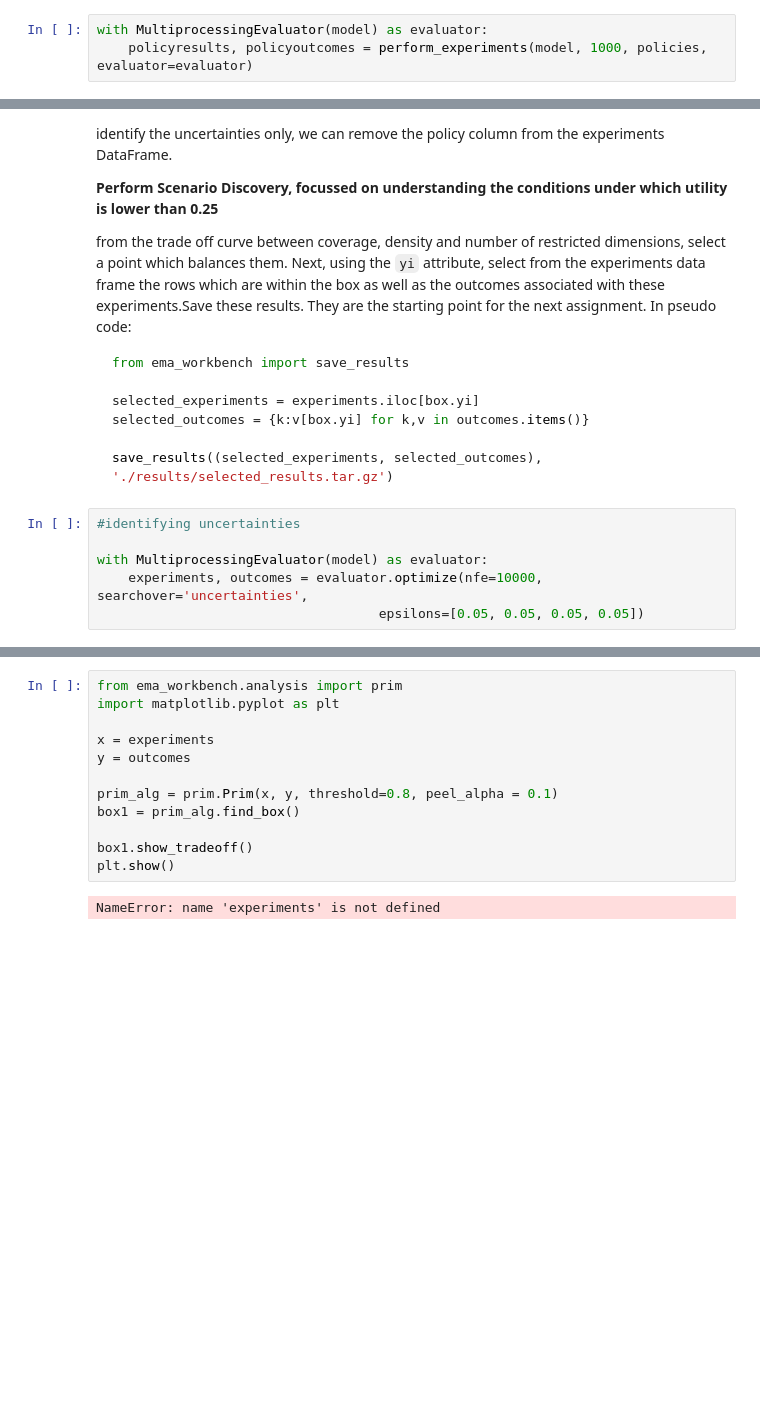
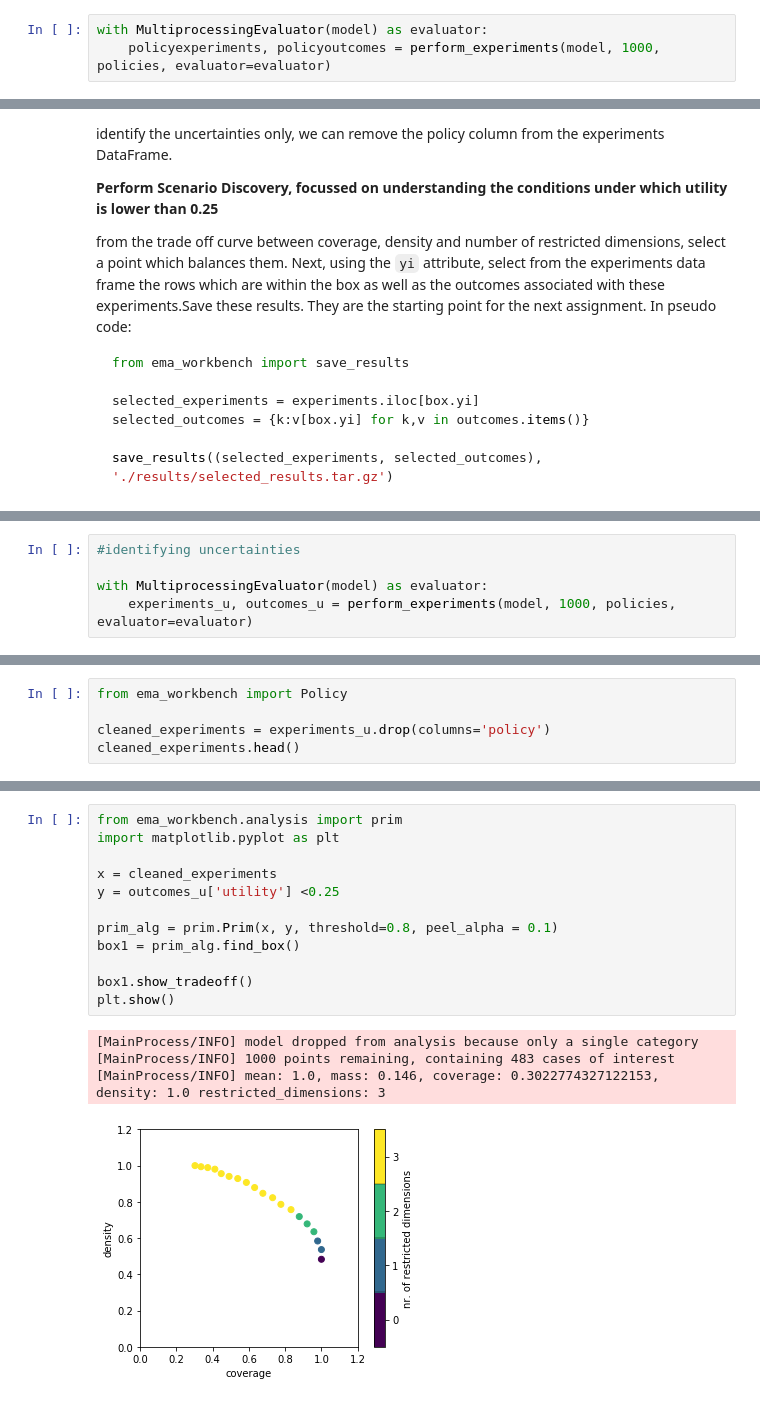
Before and after one commit to aarsundaram/ModelBasedDecisionMaking_Group12, a Jupyter notebook: Group 12 assignment 8 - MORDM.ipynb, the cells around one changed output, grey strips where cells are left out. Cells and saved outputs as stored; diff of their text form; blank space fills up the shorter version.

````diff
--- a/Group 12 assignment 8 - MORDM.ipynb
+++ b/Group 12 assignment 8 - MORDM.ipynb
@@ -317,6 +317,6 @@ for i in range (len(pols)):
 If you want to use ipyparallel, don't forget to start ipcluster.
 # %%
 with MultiprocessingEvaluator(model) as evaluator:
-    policyresults, policyoutcomes = perform_experiments(model, 1000, policies, evaluator=evaluator)
+    policyexperiments, policyoutcomes = perform_experiments(model, 1000, policies, evaluator=evaluator)
 # %% [output]
 [MainProcess/INFO] pool started
@@ -420,9 +425,3 @@ selected_outcomes = {k:v[box.yi] for k,v in outcomes.items()}
 
 save_results((selected_experiments, selected_outcomes), './results/selected_results.tar.gz')
 ```
-# %%
-#identifying uncertainties
-
-with MultiprocessingEvaluator(model) as evaluator:
-    experiments, outcomes = evaluator.optimize(nfe=10000, searchover='uncertainties',
-                                    epsilons=[0.05, 0.05, 0.05, 0.05])
@@ -447,0 +428,5 @@ ValueError: too many values to unpack (expected 2)
+# %%
+#identifying uncertainties
+
+with MultiprocessingEvaluator(model) as evaluator:
+    experiments_u, outcomes_u = perform_experiments(model, 1000, policies, evaluator=evaluator)
@@ -447,0 +457,5 @@ ValueError: too many values to unpack (expected 2)
+# %%
+from ema_workbench import Policy
+
+cleaned_experiments = experiments_u.drop(columns='policy')
+cleaned_experiments.head()
@@ -448,14 +469,17 @@ ValueError: too many values to unpack (expected 2)
 # %%
 from ema_workbench.analysis import prim
 import matplotlib.pyplot as plt
 
-x = experiments
-y = outcomes
+x = cleaned_experiments
+y = outcomes_u['utility'] <0.25
 
 prim_alg = prim.Prim(x, y, threshold=0.8, peel_alpha = 0.1)
 box1 = prim_alg.find_box()
 
 box1.show_tradeoff()
 plt.show()
 # %% [output]
-NameError: name 'experiments' is not defined
+[MainProcess/INFO] model dropped from analysis because only a single category
+[MainProcess/INFO] 1000 points remaining, containing 483 cases of interest
+[MainProcess/INFO] mean: 1.0, mass: 0.146, coverage: 0.3022774327122153, density: 1.0 restricted_dimensions: 3
+[figure, added]
````
Also changed, not shown: parts of 13 cells of this notebook.
